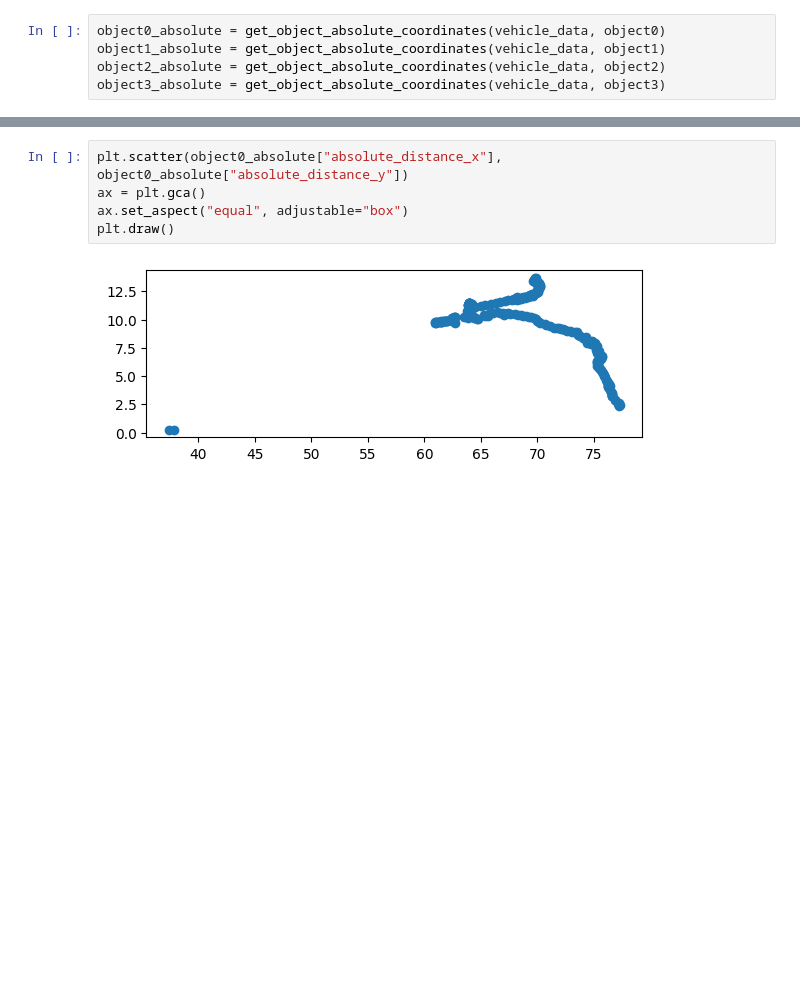
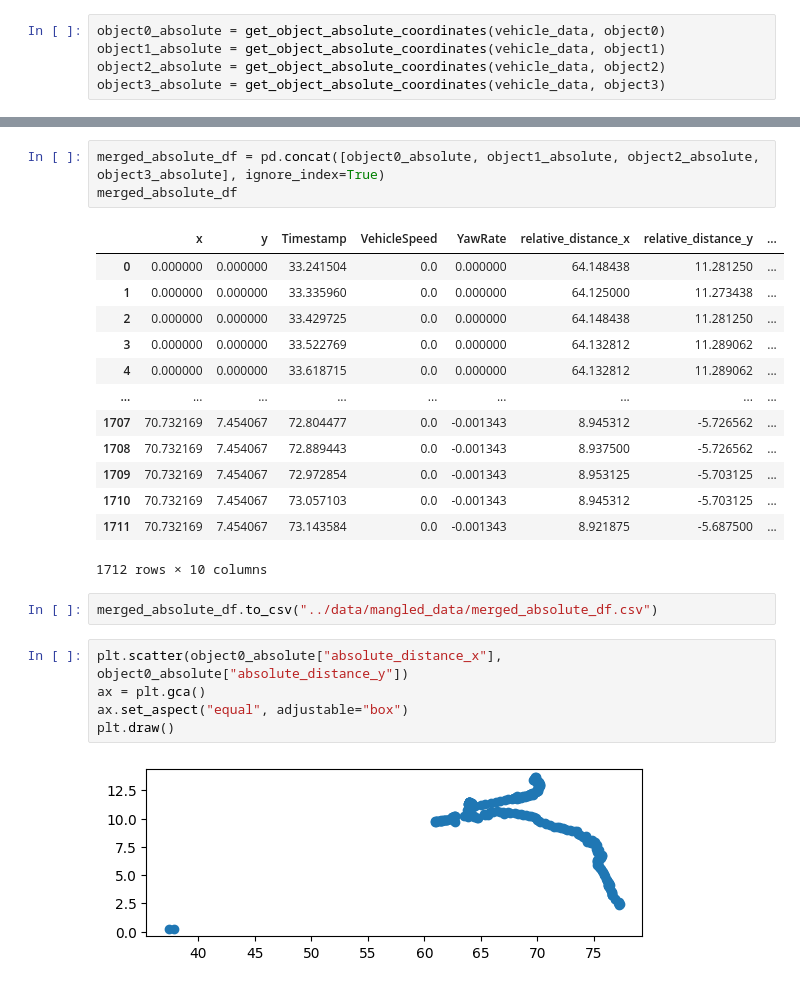
Before and after one commit to Fullbaro/CodeLikeABosch2023, a Jupyter notebook: code/peti.ipynb, the cells around one changed output, grey strips where cells are left out. Cells and saved outputs as stored; diff of their text form; blank space fills up the shorter version.

```diff
--- a/code/peti.ipynb
+++ b/code/peti.ipynb
@@ -229,3 +236,22 @@ object0_absolute
+# %%
+merged_absolute_df = pd.concat([object0_absolute, object1_absolute, object2_absolute, object3_absolute], ignore_index=True)
+merged_absolute_df
+# %% [output]
+|  | x | y | Timestamp | VehicleSpeed | YawRate | relative_distance_x | relative_distance_y | ... |
+| 0 | 0.000000 | 0.000000 | 33.241504 | 0.0 | 0.000000 | 64.148438 | 11.281250 | ... |
+| 1 | 0.000000 | 0.000000 | 33.335960 | 0.0 | 0.000000 | 64.125000 | 11.273438 | ... |
+| 2 | 0.000000 | 0.000000 | 33.429725 | 0.0 | 0.000000 | 64.148438 | 11.281250 | ... |
+| 3 | 0.000000 | 0.000000 | 33.522769 | 0.0 | 0.000000 | 64.132812 | 11.289062 | ... |
+| 4 | 0.000000 | 0.000000 | 33.618715 | 0.0 | 0.000000 | 64.132812 | 11.289062 | ... |
+| ... | ... | ... | ... | ... | ... | ... | ... | ... |
+| 1707 | 70.732169 | 7.454067 | 72.804477 | 0.0 | -0.001343 | 8.945312 | -5.726562 | ... |
+| 1708 | 70.732169 | 7.454067 | 72.889443 | 0.0 | -0.001343 | 8.937500 | -5.726562 | ... |
+| 1709 | 70.732169 | 7.454067 | 72.972854 | 0.0 | -0.001343 | 8.953125 | -5.703125 | ... |
+| 1710 | 70.732169 | 7.454067 | 73.057103 | 0.0 | -0.001343 | 8.945312 | -5.703125 | ... |
+| 1711 | 70.732169 | 7.454067 | 73.143584 | 0.0 | -0.001343 | 8.921875 | -5.687500 | ... |
+1712 rows × 10 columns
+# %%
+merged_absolute_df.to_csv("../data/mangled_data/merged_absolute_df.csv")
 # %%
 plt.scatter(object0_absolute["absolute_distance_x"], object0_absolute["absolute_distance_y"])
 ax = plt.gca()
```
Also changed, not shown: parts of 10 cells of this notebook, 5 other files.
